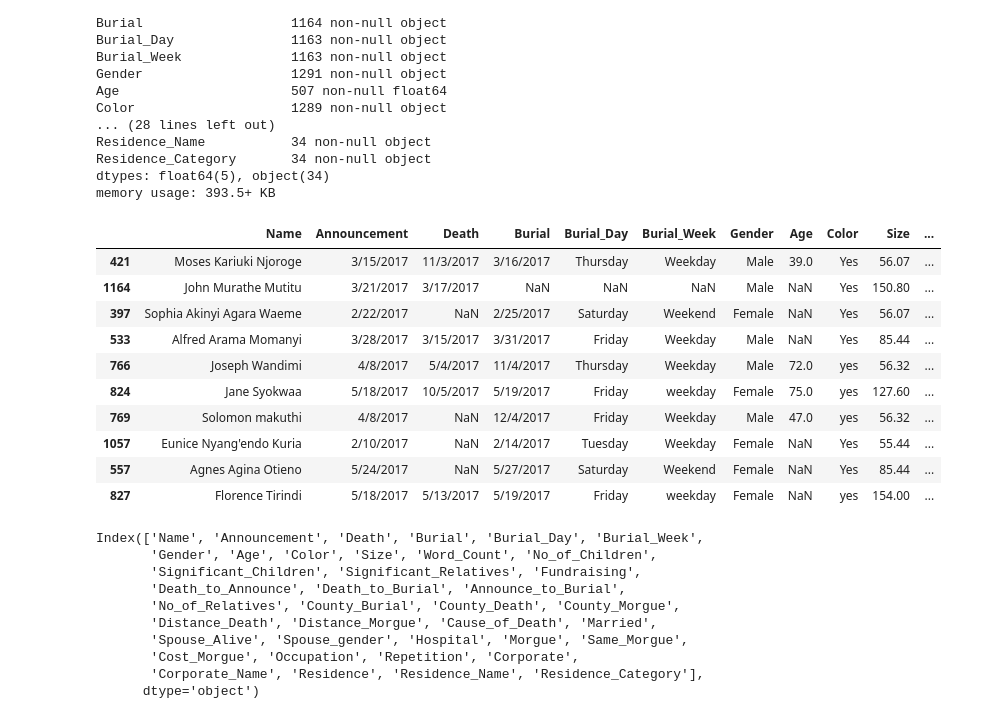
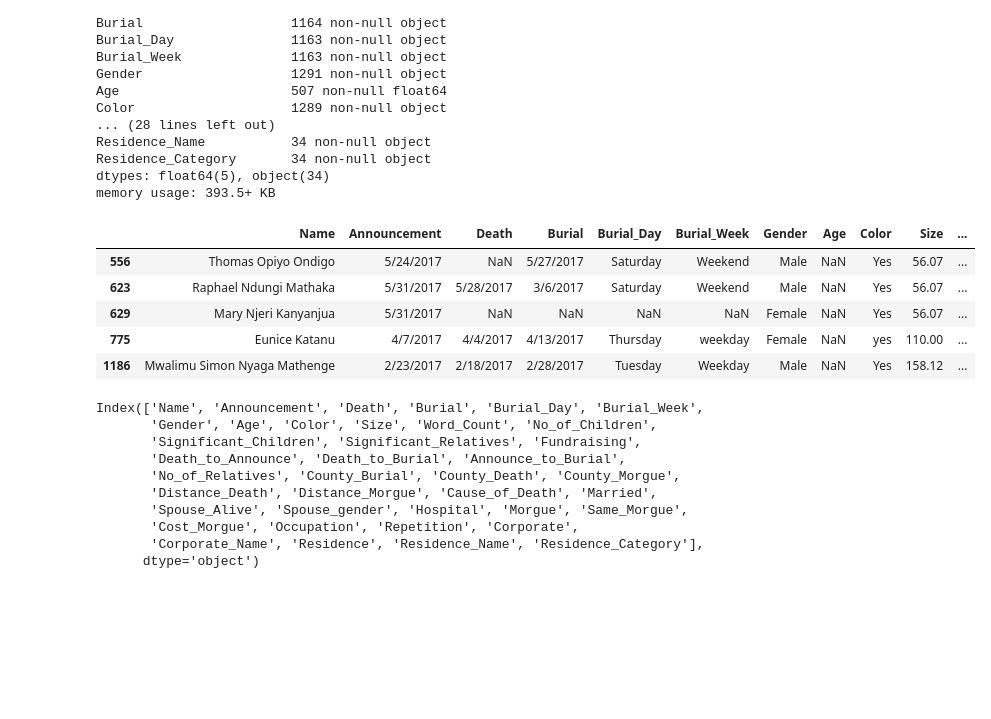
Before and after one commit to M-Waweru/DengueChallenge, a Jupyter notebook: Obituaries.ipynb, the cells around one changed output. Drawn from its saved outputs; the diff is of its cells as text; code cells hidden in the pictures; blank space fills up the shorter version.

```diff
--- a/Obituaries.ipynb
+++ b/Obituaries.ipynb
@@ -155,19 +165,14 @@ Residence_Category       34 non-null object
 dtypes: float64(5), object(34)
 memory usage: 393.5+ KB
 # %%
-obituaries_df.sample(10)
+obituaries_df.sample(5)
 # %% [output]
 |  | Name | Announcement | Death | Burial | Burial_Day | Burial_Week | Gender | Age | Color | Size | ... |
-| 421 | Moses Kariuki Njoroge | 3/15/2017 | 11/3/2017 | 3/16/2017 | Thursday | Weekday | Male | 39.0 | Yes | 56.07 | ... |
-| 1164 | John Murathe Mutitu | 3/21/2017 | 3/17/2017 | NaN | NaN | NaN | Male | NaN | Yes | 150.80 | ... |
-| 397 | Sophia Akinyi Agara Waeme | 2/22/2017 | NaN | 2/25/2017 | Saturday | Weekend | Female | NaN | Yes | 56.07 | ... |
-| 533 | Alfred Arama Momanyi | 3/28/2017 | 3/15/2017 | 3/31/2017 | Friday | Weekday | Male | NaN | Yes | 85.44 | ... |
-| 766 | Joseph Wandimi | 4/8/2017 | 5/4/2017 | 11/4/2017 | Thursday | Weekday | Male | 72.0 | yes | 56.32 | ... |
-| 824 | Jane Syokwaa | 5/18/2017 | 10/5/2017 | 5/19/2017 | Friday | weekday | Female | 75.0 | yes | 127.60 | ... |
-| 769 | Solomon makuthi | 4/8/2017 | NaN | 12/4/2017 | Friday | Weekday | Male | 47.0 | yes | 56.32 | ... |
-| 1057 | Eunice Nyang'endo Kuria | 2/10/2017 | NaN | 2/14/2017 | Tuesday | Weekday | Female | NaN | Yes | 55.44 | ... |
-| 557 | Agnes Agina Otieno | 5/24/2017 | NaN | 5/27/2017 | Saturday | Weekend | Female | NaN | Yes | 85.44 | ... |
-| 827 | Florence Tirindi | 5/18/2017 | 5/13/2017 | 5/19/2017 | Friday | weekday | Female | NaN | yes | 154.00 | ... |
+| 556 | Thomas Opiyo Ondigo | 5/24/2017 | NaN | 5/27/2017 | Saturday | Weekend | Male | NaN | Yes | 56.07 | ... |
+| 623 | Raphael Ndungi Mathaka | 5/31/2017 | 5/28/2017 | 3/6/2017 | Saturday | Weekend | Male | NaN | Yes | 56.07 | ... |
+| 629 | Mary Njeri Kanyanjua | 5/31/2017 | NaN | NaN | NaN | NaN | Female | NaN | Yes | 56.07 | ... |
+| 775 | Eunice Katanu | 4/7/2017 | 4/4/2017 | 4/13/2017 | Thursday | weekday | Female | NaN | yes | 110.00 | ... |
+| 1186 | Mwalimu Simon Nyaga Mathenge | 2/23/2017 | 2/18/2017 | 2/28/2017 | Tuesday | Weekday | Male | NaN | Yes | 158.12 | ... |
 # %%
 # Create copy for manipulation purposes
 obituaries_copy_df = obituaries_df.copy()
```
Also changed, not shown: parts of 28 cells of this notebook.
